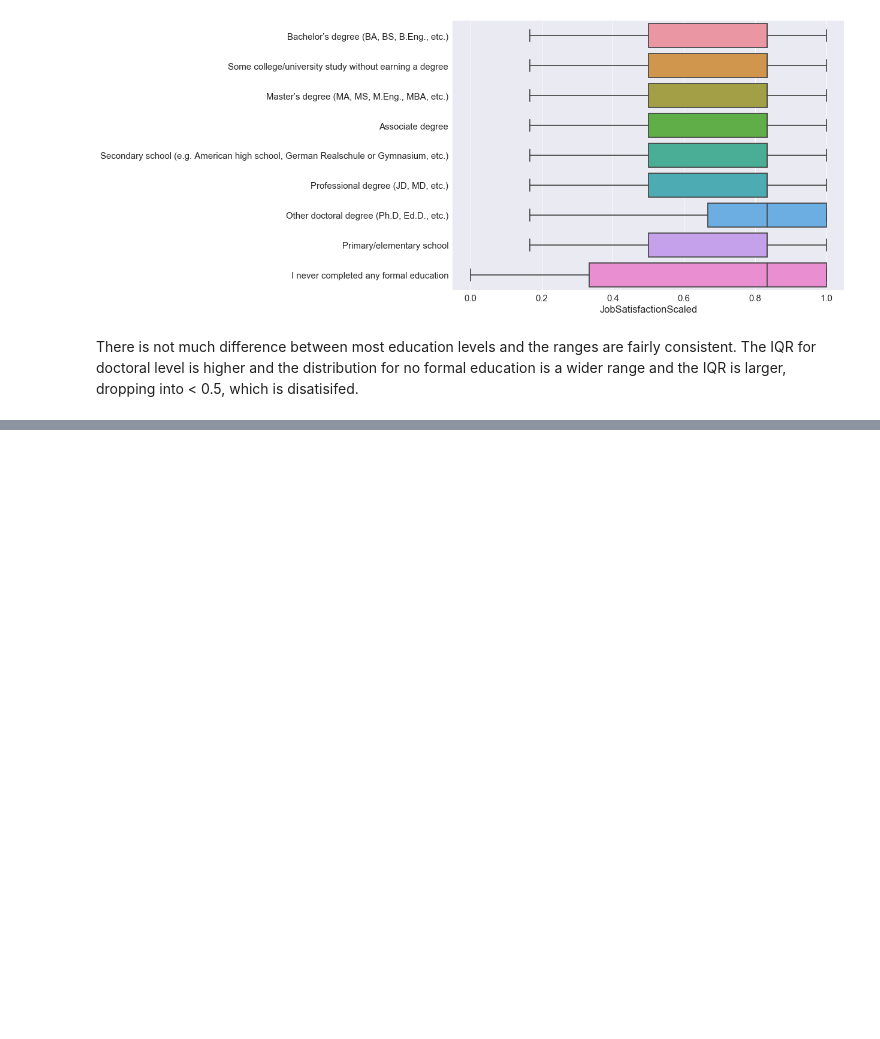
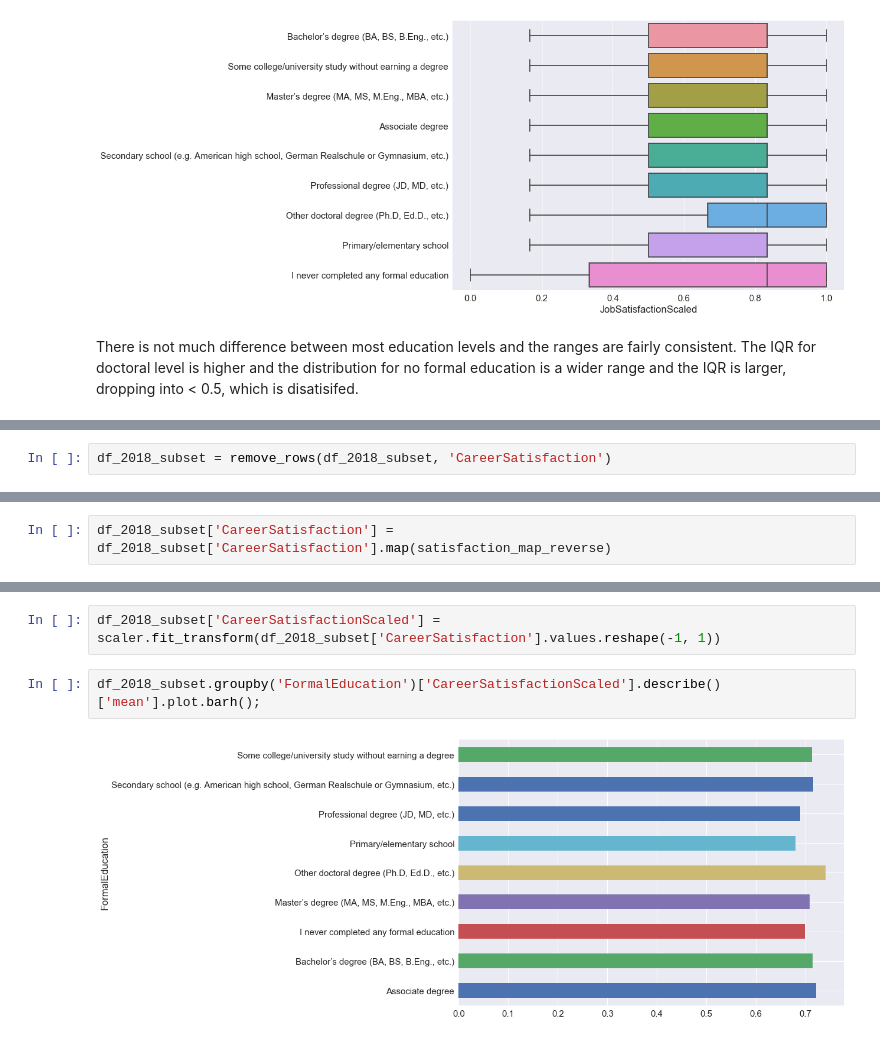
Before and after one commit to ddh4/stackoverflow-survey-analysis, a Jupyter notebook: Salary and Satisfaction in Formal Education.ipynb, the cells around one changed output, grey strips where cells are left out. Saved outputs shown, nothing was run; the diff lists cells and outputs as text; blank space fills up the shorter version.

```diff
--- a/Salary and Satisfaction in Formal Education.ipynb
+++ b/Salary and Satisfaction in Formal Education.ipynb
@@ -489,0 +504,2 @@ There is not much difference between most education levels and the ranges are fa
+# %%
+df_2018_subset = remove_rows(df_2018_subset, 'CareerSatisfaction')
@@ -489,0 +513,2 @@ There is not much difference between most education levels and the ranges are fa
+# %%
+df_2018_subset['CareerSatisfaction'] = df_2018_subset['CareerSatisfaction'].map(satisfaction_map_reverse)
@@ -489,0 +529,6 @@ There is not much difference between most education levels and the ranges are fa
+# %%
+df_2018_subset['CareerSatisfactionScaled'] = scaler.fit_transform(df_2018_subset['CareerSatisfaction'].values.reshape(-1, 1))
+# %%
+df_2018_subset.groupby('FormalEducation')['CareerSatisfactionScaled'].describe()['mean'].plot.barh();
+# %% [output]
+[figure, added]
```
Also changed, not shown: parts of 5 cells of this notebook.
